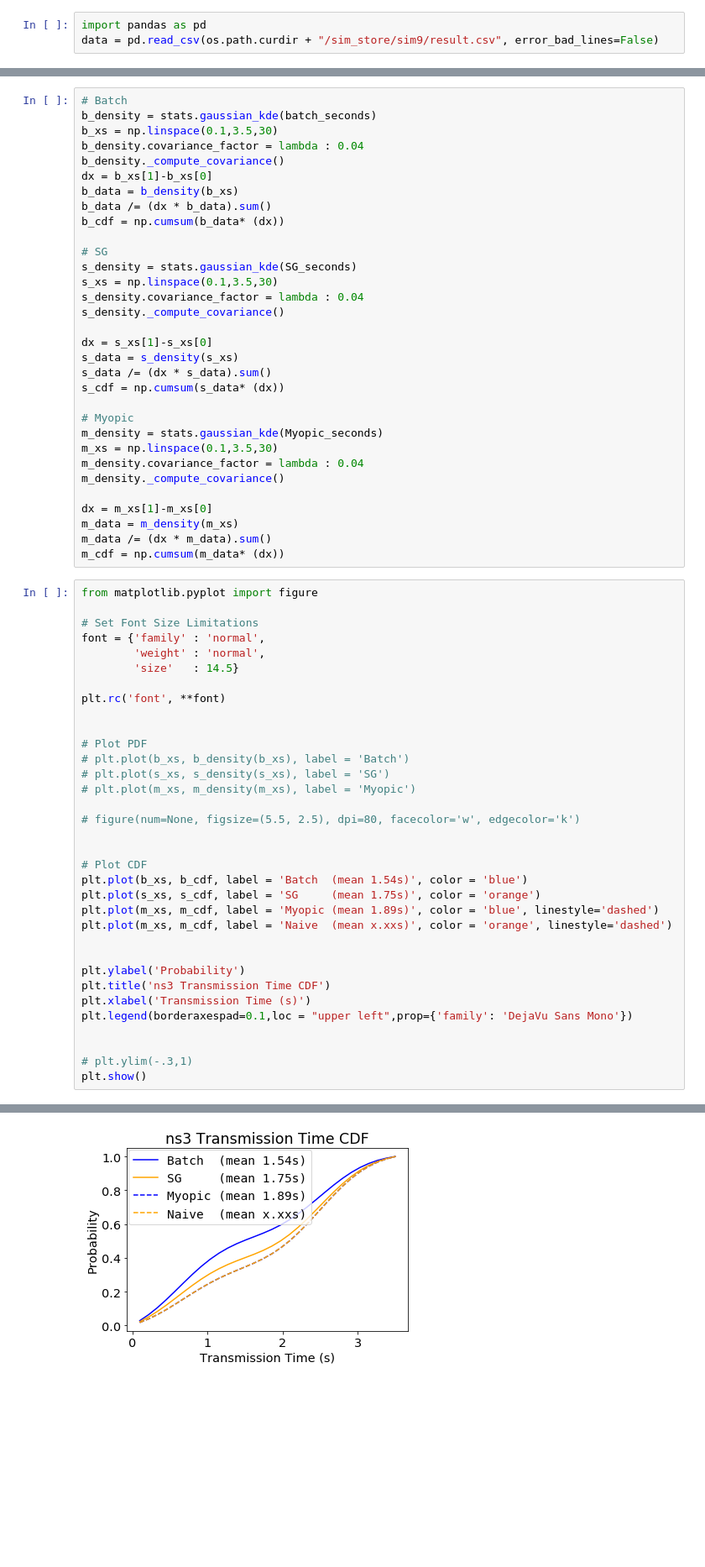
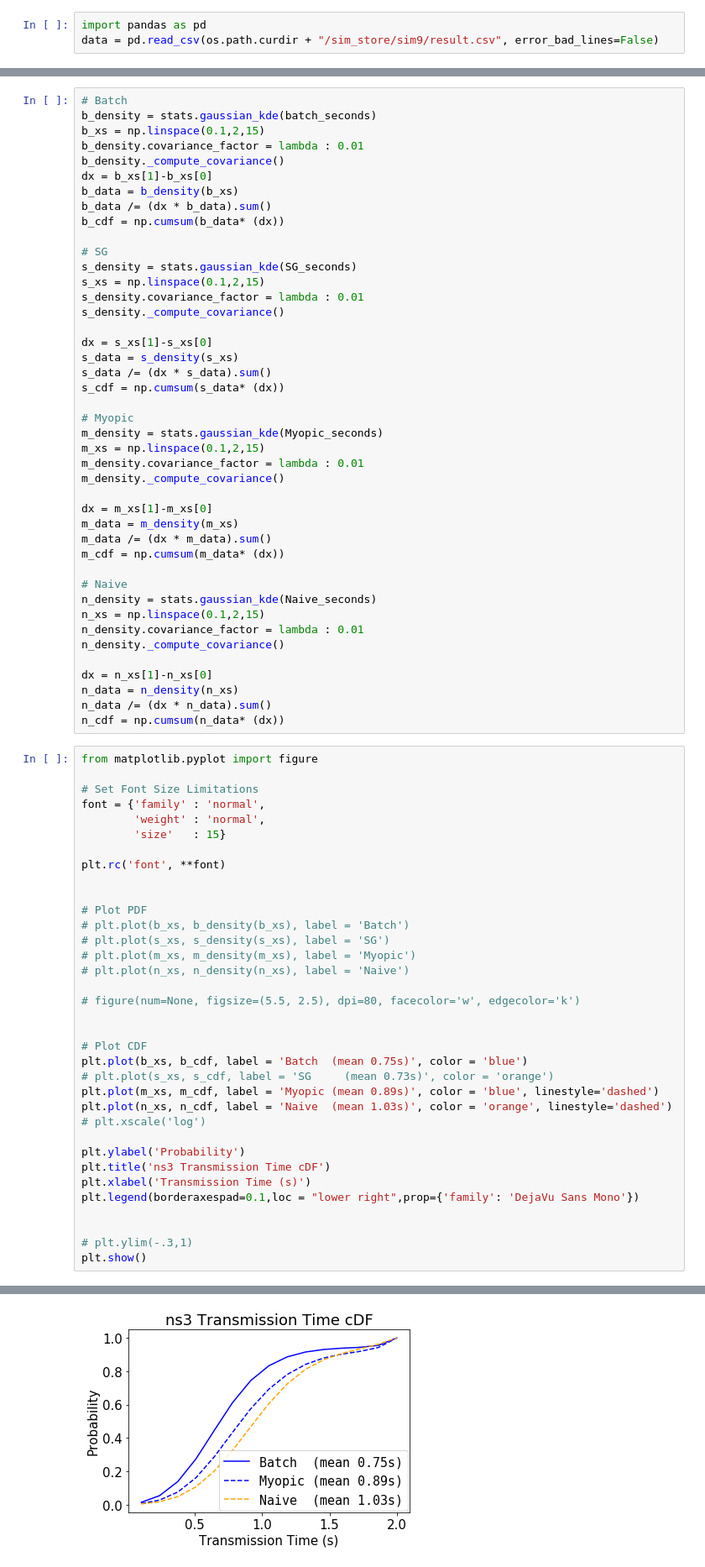
Before and after one commit to tj-kim/MEC_python, a Jupyter notebook: simulations/sim 9 plotting ns3 results.ipynb, the cells around one changed output, grey strips where cells are left out. Shown: that part at 84% size. Drawn from its saved outputs; the diff is of its cells as text; blank space fills up the shorter version.

```diff
--- a/simulations/sim 9 plotting ns3 results.ipynb
+++ b/simulations/sim 9 plotting ns3 results.ipynb
@@ -76,8 +128,8 @@ Myopic mean (s): 1.8902262460732986
 # %%
 # Batch
 b_density = stats.gaussian_kde(batch_seconds)
-b_xs = np.linspace(0.1,3.5,30)
-b_density.covariance_factor = lambda : 0.04
+b_xs = np.linspace(0.1,2,15)
+b_density.covariance_factor = lambda : 0.01
 b_density._compute_covariance()
 dx = b_xs[1]-b_xs[0]
 b_data = b_density(b_xs)
@@ -86,8 +138,8 @@ b_cdf = np.cumsum(b_data* (dx))
 
 # SG
 s_density = stats.gaussian_kde(SG_seconds)
-s_xs = np.linspace(0.1,3.5,30)
-s_density.covariance_factor = lambda : 0.04
+s_xs = np.linspace(0.1,2,15)
+s_density.covariance_factor = lambda : 0.01
 s_density._compute_covariance()
 
 dx = s_xs[1]-s_xs[0]
@@ -97,21 +149,32 @@ s_cdf = np.cumsum(s_data* (dx))
 
 # Myopic
 m_density = stats.gaussian_kde(Myopic_seconds)
-m_xs = np.linspace(0.1,3.5,30)
-m_density.covariance_factor = lambda : 0.04
+m_xs = np.linspace(0.1,2,15)
+m_density.covariance_factor = lambda : 0.01
 m_density._compute_covariance()
 
 dx = m_xs[1]-m_xs[0]
 m_data = m_density(m_xs)
 m_data /= (dx * m_data).sum()
 m_cdf = np.cumsum(m_data* (dx))
+
+# Naive
+n_density = stats.gaussian_kde(Naive_seconds)
+n_xs = np.linspace(0.1,2,15)
+n_density.covariance_factor = lambda : 0.01
+n_density._compute_covariance()
+
+dx = n_xs[1]-n_xs[0]
+n_data = n_density(n_xs)
+n_data /= (dx * n_data).sum()
+n_cdf = np.cumsum(n_data* (dx))
 # %%
 from matplotlib.pyplot import figure
 
 # Set Font Size Limitations
 font = {'family' : 'normal',
         'weight' : 'normal',
-        'size'   : 14.5}
+        'size'   : 15}
 
 plt.rc('font', **font)
 
@@ -120,21 +183,22 @@ plt.rc('font', **font)
 # plt.plot(b_xs, b_density(b_xs), label = 'Batch')
 # plt.plot(s_xs, s_density(s_xs), label = 'SG')
 # plt.plot(m_xs, m_density(m_xs), label = 'Myopic')
+# plt.plot(n_xs, n_density(n_xs), label = 'Naive')
 
 # figure(num=None, figsize=(5.5, 2.5), dpi=80, facecolor='w', edgecolor='k')
 
 
 # Plot CDF
-plt.plot(b_xs, b_cdf, label = 'Batch  (mean 1.54s)', color = 'blue')
-plt.plot(s_xs, s_cdf, label = 'SG     (mean 1.75s)', color = 'orange')
-plt.plot(m_xs, m_cdf, label = 'Myopic (mean 1.89s)', color = 'blue', linestyle='dashed')
-plt.plot(m_xs, m_cdf, label = 'Naive  (mean x.xxs)', color = 'orange', linestyle='dashed')
-
+plt.plot(b_xs, b_cdf, label = 'Batch  (mean 0.75s)', color = 'blue')
+# plt.plot(s_xs, s_cdf, label = 'SG     (mean 0.73s)', color = 'orange')
+plt.plot(m_xs, m_cdf, label = 'Myopic (mean 0.89s)', color = 'blue', linestyle='dashed')
+plt.plot(n_xs, n_cdf, label = 'Naive  (mean 1.03s)', color = 'orange', linestyle='dashed')
+# plt.xscale('log')
 
 plt.ylabel('Probability')
-plt.title('ns3 Transmission Time CDF')
+plt.title('ns3 Transmission Time cDF')
 plt.xlabel('Transmission Time (s)')
-plt.legend(borderaxespad=0.1,loc = "upper left",prop={'family': 'DejaVu Sans Mono'})
+plt.legend(borderaxespad=0.1,loc = "lower right",prop={'family': 'DejaVu Sans Mono'})
 
 
 # plt.ylim(-.3,1)
@@ -143 +209 @@ plt.show()
-[figure, old version]
+[figure, new version]
```
Also changed, not shown: parts of 9 cells of this notebook, 4 other files.
